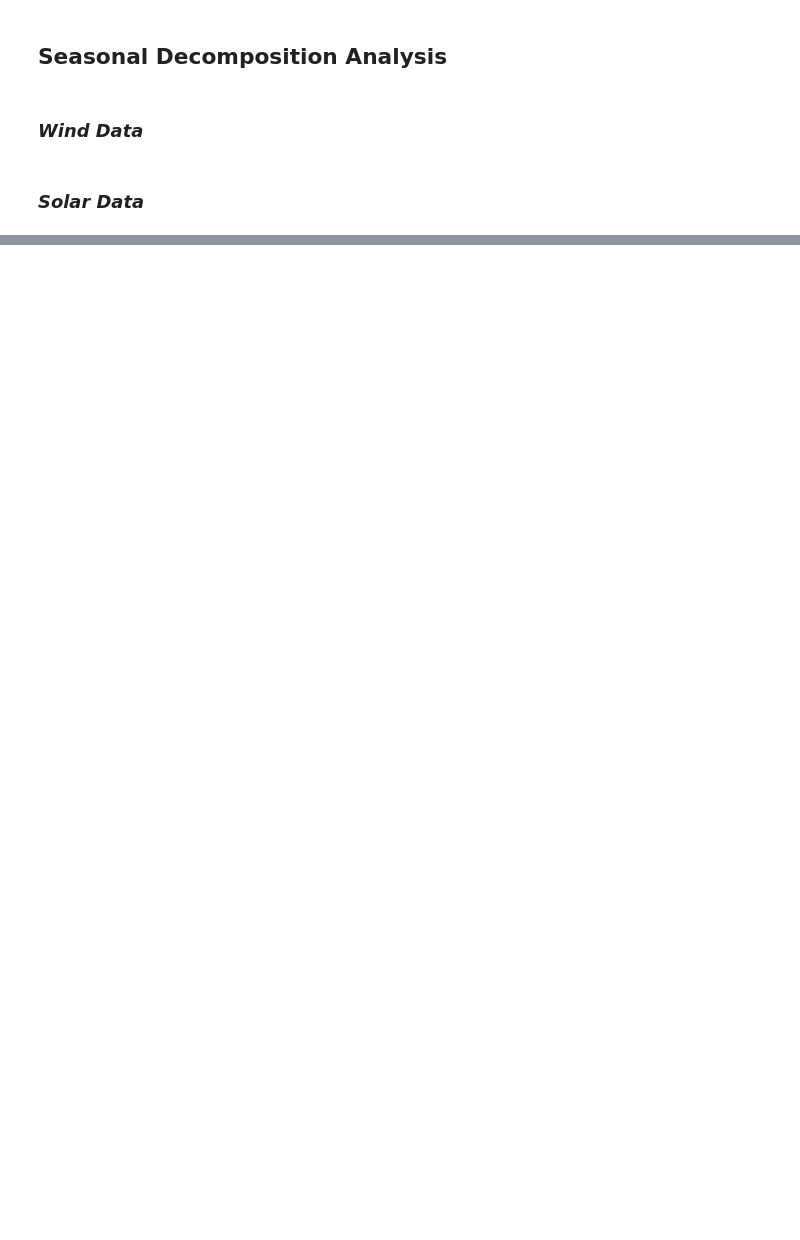
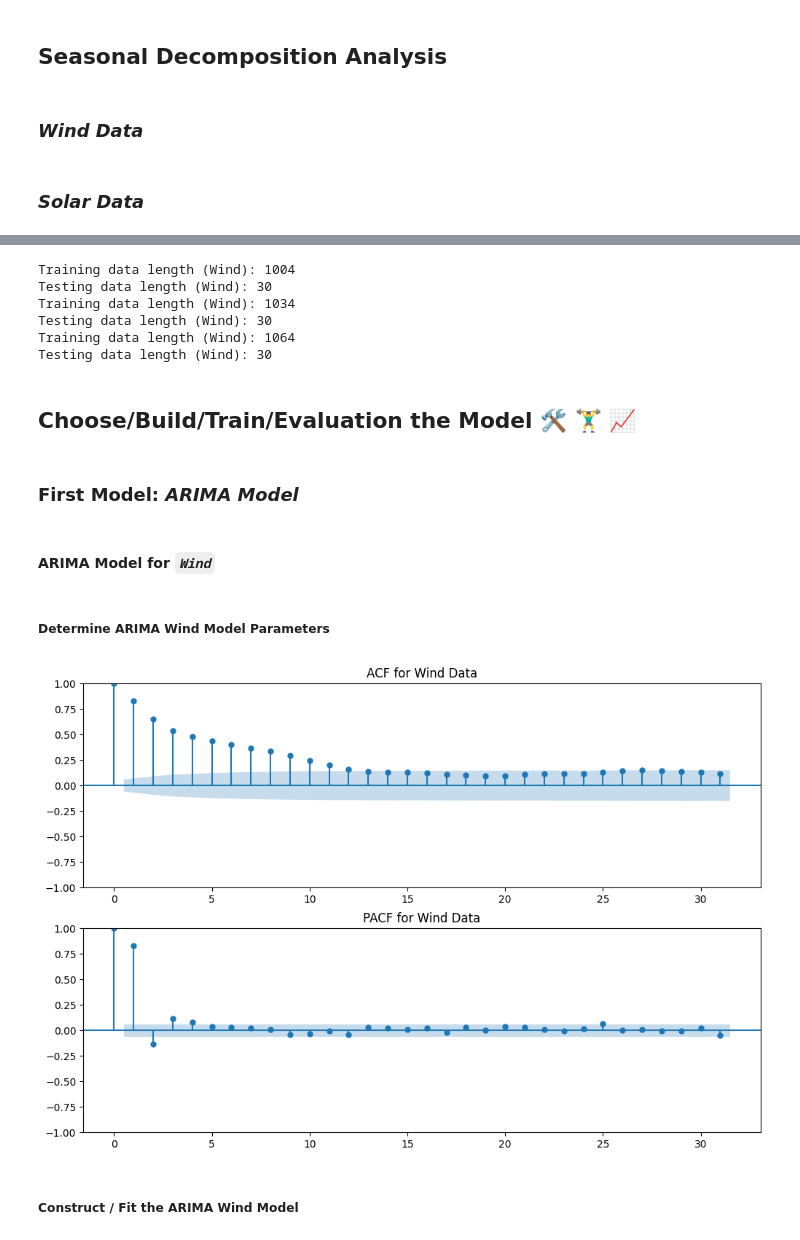
Before and after one commit to abbraar/renewable_energy_forecasting, a Jupyter notebook: Renewable_Energy.ipynb, the cells around one changed output, grey strips where cells are left out. Saved outputs shown, nothing was run; the diff lists cells and outputs as text; code cells hidden in the pictures; blank space fills up the shorter version.

```diff
--- a/Renewable_Energy.ipynb
+++ b/Renewable_Energy.ipynb
@@ -227,0 +246,30 @@ fig.show()
+# %%
+tscv_wind = TimeSeriesSplit(n_splits=3, test_size=30, gap=2)
+for train_index, test_index in tscv_wind.split(wind_daily):
+    wind_train, wind_test = wind_daily.iloc[train_index], wind_daily.iloc[test_index]
+    print(f"Training data length (Wind): {len(wind_train)}")
+    print(f"Testing data length (Wind): {len(wind_test)}")
+# %% [output]
+Training data length (Wind): 1004
+Testing data length (Wind): 30
+Training data length (Wind): 1034
+Testing data length (Wind): 30
+Training data length (Wind): 1064
+Testing data length (Wind): 30
+# %% [markdown]
+##  **Choose/Build/Train/Evaluation the Model 🛠️ 🏋️‍♂️ 📈**
+# %% [markdown]
+### First Model: ***ARIMA Model***
+# %% [markdown]
+#### ARIMA Model for <code>***Wind***</code>
+# %% [markdown]
+##### Determine **ARIMA Wind Model** Parameters
+# %%
+fig, ax = plt.subplots(2, figsize=(12, 8))
+plot_acf(wind_daily, ax=ax[0], title='ACF for Wind Data')
+plot_pacf(wind_daily, ax=ax[1], title='PACF for Wind Data')
+plt.show()
+# %% [output]
+[figure, added]
+# %% [markdown]
+##### Construct / Fit the **ARIMA Wind Model**
```
Also changed, not shown: parts of 54 cells of this notebook.
